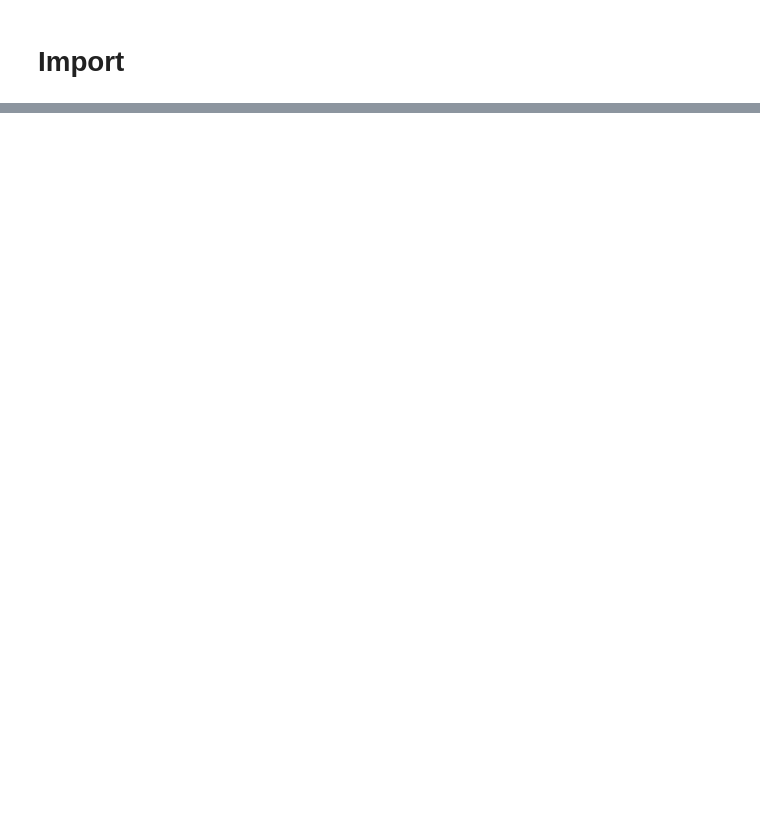
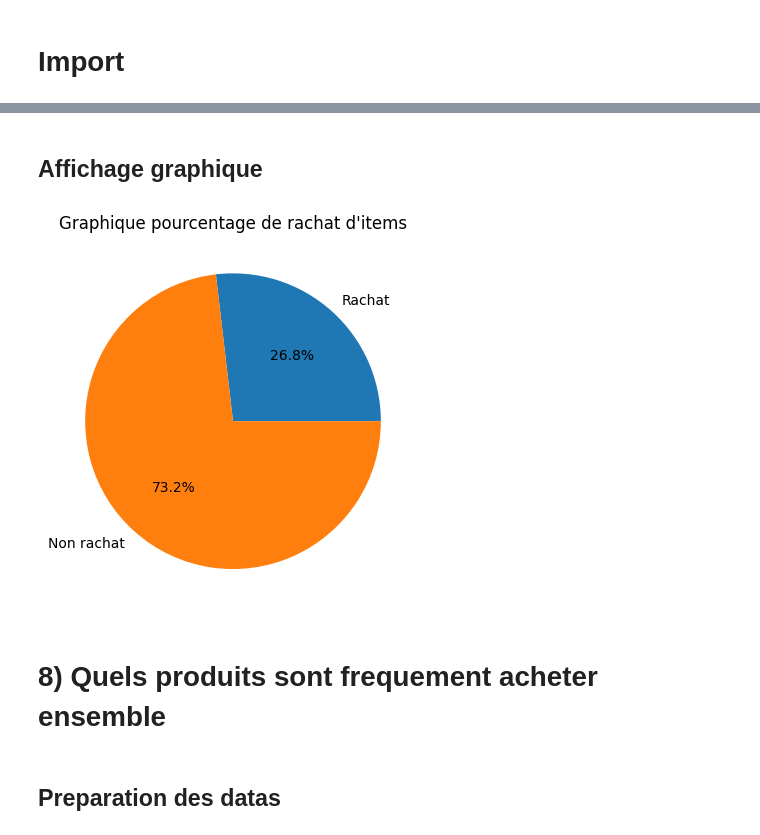
Before and after one commit to BastianHanart/NextBuy, a Jupyter notebook: notebook.ipynb, the cells around one changed output, grey strips where cells are left out. Cells and saved outputs as stored; diff of their text form; code cells hidden in the pictures; blank space fills up the shorter version.

```diff
--- a/notebook.ipynb
+++ b/notebook.ipynb
@@ -82,0 +145,42 @@ plt.show()
+# %%
+# on va faire un groupy pour chaque user_id
+CSV_Clean = CSV_untouch.groupby("user_id").agg(
+    # lst_unique=("product_name", "unique"),  # on va prendre la liste des objets achete sans doublon
+    nbr_unique=("product_name", "nunique"),    # on va prendre la taille de la liste d'objet unique
+    total_achat=("product_name", "count")     # on va prendre le nombre total d'objets/ items acheter y compris les doublons
+)
+
+# on connait maintenant le nombre d'items acheter et le nombre d'items acheter qui sont unique, par consequent le nombre d'items racheter c'est le nombre total - le nombre unique
+# on va donc calculer mathematiquement en faisant :
+
+# (Total des achats - items uniques) = Nombre d'itenms racheter
+# Pourcentage -> = (Nombre de rachats / Total des achats) * 100
+DataFrameRachat = pd.DataFrame()
+DataFrameRachat['taux_rachat_%'] = ((CSV_Clean['total_achat'] - CSV_Clean['nbr_unique']) / CSV_Clean['total_achat']) * 100
+
+
+
+Pourcentage_rachat = DataFrameRachat['taux_rachat_%'].mean()
+# %% [markdown]
+## Affichage graphique
+# %%
+labels = 'Rachat', 'Non rachat'
+
+# on prend notre % total calculer au dessus
+sizes = [Pourcentage_rachat, 100-Pourcentage_rachat]
+
+fig, ax = plt.subplots()
+# on fait un autopct pour permettre d'afficher les pourcentage automatiquement sur le graph
+ax.pie(sizes, labels=labels, autopct='%1.1f%%')
+
+plt.title("Graphique pourcentage de rachat d'items")
+
+
+# on save
+plt.savefig('Graphique_Img/Pourcentage_Rachat')
+# %% [output]
+[figure, added]
+# %% [markdown]
+# 8) Quels produits sont frequement acheter ensemble
+# %% [markdown]
+## Preparation des datas
```
Also changed, not shown: parts of 15 cells of this notebook, 6 other files.
